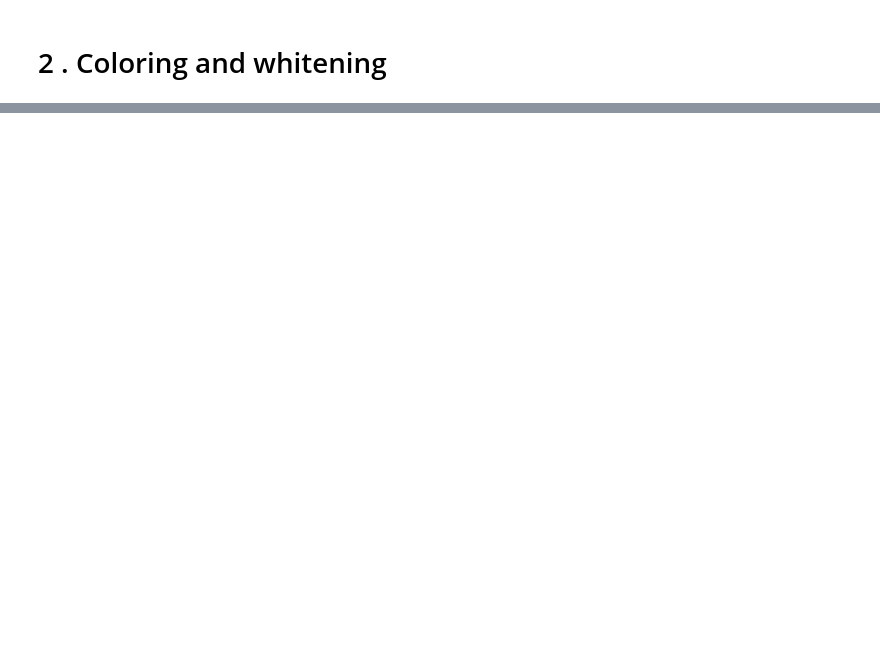
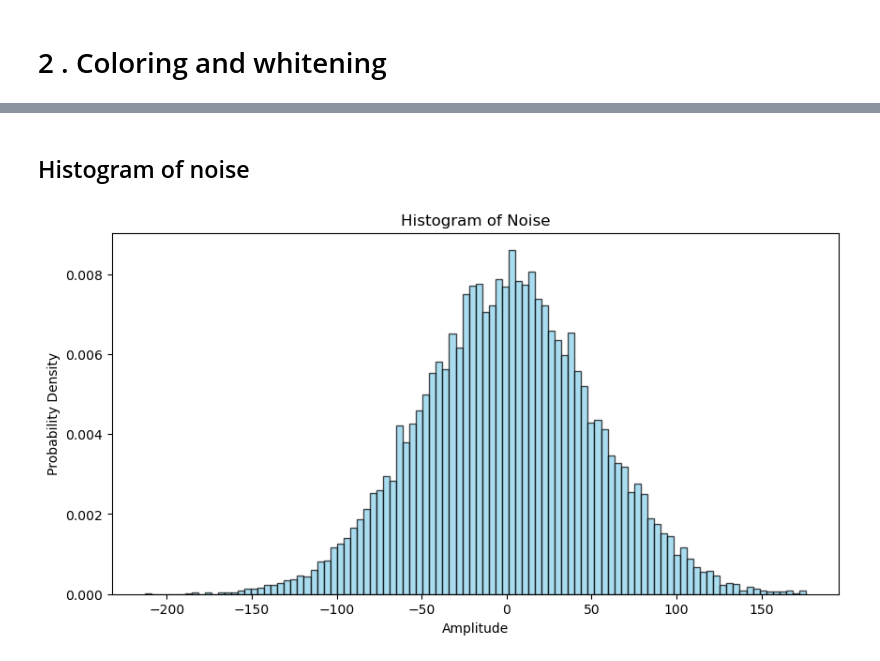
Before and after one commit to ShitongGuo/LZU_lab, a Jupyter notebook: lab3/run_code.ipynb, the cells around one changed output, grey strips where cells are left out. Drawn from its saved outputs; the diff is of its cells as text; code cells hidden in the pictures; blank space fills up the shorter version.

```diff
--- a/lab3/run_code.ipynb
+++ b/lab3/run_code.ipynb
@@ -174,0 +190,12 @@ plt.show()
+# %% [markdown]
+## Histogram of noise
+# %%
+plt.figure(figsize=(10,5))
+plt.hist(colored_noise, bins=100, density=True, alpha=0.7, label='Colored Noise',color='skyblue', edgecolor='black')
+#plt.hist(white_noise, bins=100, density=True, alpha=0.5, label='White Noise', edgecolor='black')
+plt.title("Histogram of Noise")
+plt.xlabel("Amplitude")
+plt.ylabel("Probability Density")
+plt.show()   #Still a norm
+# %% [output]
+[figure, added]
```
Also changed, not shown: parts of 16 cells of this notebook, 1 other file.
